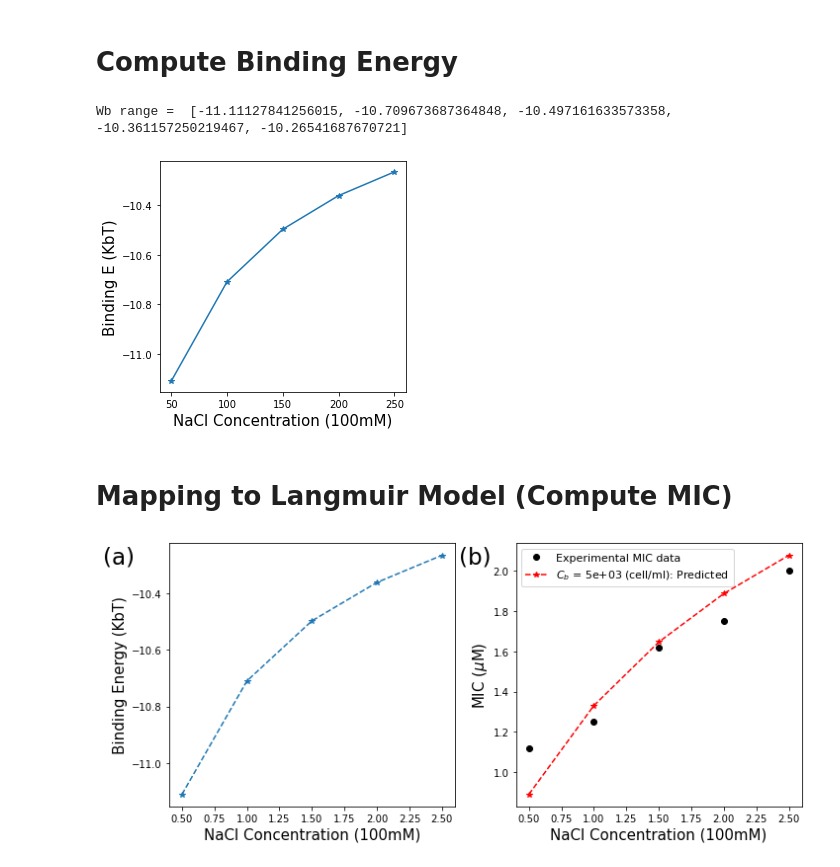
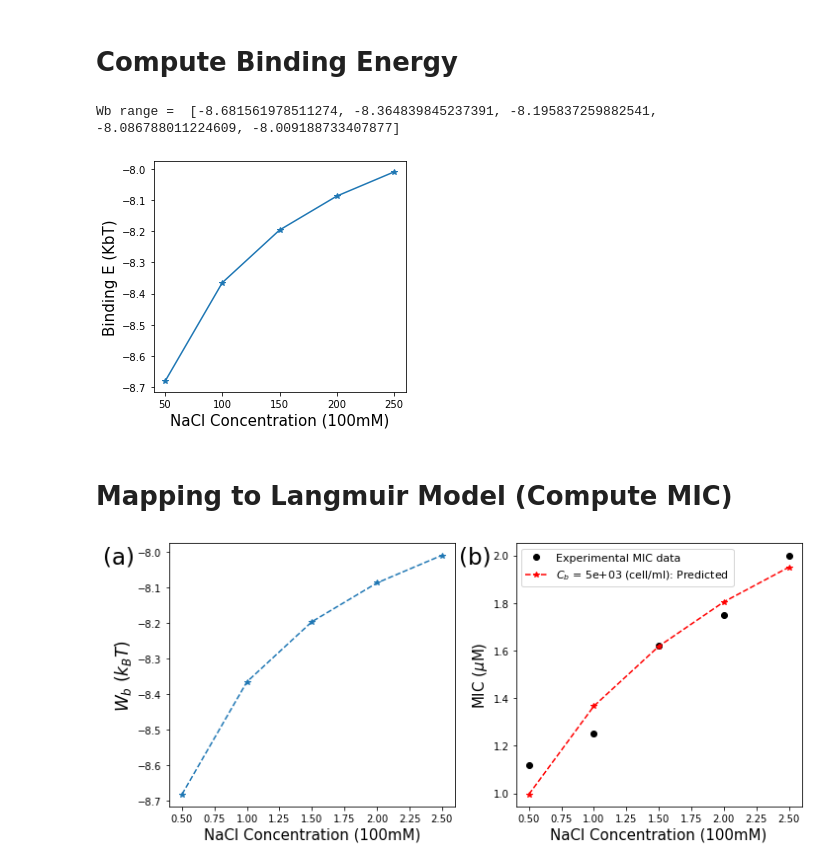
Before and after one commit to Suemin-Lee/MIC_Salt_dependent, a Jupyter notebook: Electrostatic_Energy_Direct_Subsitution.ipynb, the cells around one changed output. Drawn from its saved outputs; the diff is of its cells as text; code cells hidden in the pictures.

```diff
--- a/Electrostatic_Energy_Direct_Subsitution.ipynb
+++ b/Electrostatic_Energy_Direct_Subsitution.ipynb
@@ -67,36 +67,36 @@ def electrostatic_E(kappa):
     sig_0 = -(f_A/a0)
     phi_00 = 2* np.arcsinh((2*np.pi*lb*sig_0)/kappa)
     f_plate_0 = (sig_0 *phi_00 ) - ((kappa/(np.pi*lb))*(np.cosh(phi_00/2)-1))
     f_el_S_0 = f_plate_0*A1
 
     # F_el_L component: electrostatic self energy of a free ligand in solution
     lambda2 = .126 # lambda2 = e^2/(4*eps*r0*kT)
     r0 = 15   #radius of the peptide ([A] Angstrom)
     lambda3 = kappa*r0
     f_el_L = (2*Q**2 *lambda2)/(1+lambda3)
 
     del_F = f_el_S - f_el_S_0 - f_el_L
     return del_F
 
 
-hydrophobic = -10 # Assuming that the hydrophobic energy being -10[kbT]
+hydrophobic = -7.25 # Assuming that the hydrophobic energy being -10[kbT]
 wb_range =[]
 
 for kappa in kappa_range:
     ele = electrostatic_E(kappa)
     bindingE = hydrophobic+ele
     wb_range.append(bindingE)
 
 print('Wb range = ',wb_range)
 
 plt.figure(figsize=(4.5,4))
 plt.plot(NaCl_mM,wb_range,'-*')
 plt.xlabel('NaCl Concentration (100mM)' , fontsize = 15)
 plt.ylabel('Binding E (KbT)', fontsize = 15)
 plt.tight_layout()
 # %% [output]
-Wb range =  [-11.11127841256015, -10.709673687364848, -10.497161633573358, -10.361157250219467, -10.26541687670721]
+Wb range =  [-8.681561978511274, -8.364839845237391, -8.195837259882541, -8.086788011224609, -8.009188733407877]
-[figure, old version]
+[figure, new version]
 # %% [markdown]
 # Mapping to Langmuir Model (Compute MIC)
 # %%
@@ -118,7 +118,7 @@ At = 12*10**8 #Ah and Ab
 avo_con = 6.023*10**23 #Avogadro constant ==> 6.022 × 10^23 mol^(-1)
 mu_M_unit = 10**-6*avo_con *10**-27
 unit =10**-24 #(unit conversion)
-PL_B = 0.10 # Assuming binding energy -11.7kbT @kappa =0.1 (with MIC_0 =1.2[micro M])
+PL_B = 0.020 # Assuming binding energy -11.7kbT @kappa =0.1 (with MIC_0 =1.2[micro M])
 
 
 def MIC_non_competitive_membrane(CB, w_B, PL_B):
@@ -135,7 +135,7 @@ plt.figure(figsize=(10,4.5))
 ax1 = plt.subplot(1,2,1)
 plt.plot(NaCl_initial,wb_range,'--*')
 plt.xlabel('NaCl Concentration (100mM)' , fontsize = 15)
-plt.ylabel('Binding Energy (KbT)', fontsize = 15)
+plt.ylabel('$W_b$ $(k_B T)$',fontsize = 17)
 plt.text(-0.23,.925,"(a)",fontsize=23, transform=ax1.transAxes)
 
 ax2 = plt.subplot(1,2,2)
@@ -157,4 +157,4 @@ plt.text(-0.2,.925,"(b)",fontsize=23, transform=ax2.transAxes)
 plt.tight_layout()
 plt.savefig('plots/'+('Outer_layer_PL_01')+'.pdf',bbox_inches='tight')
 # %% [output]
-[figure, old version]
+[figure, new version]
```
Also changed, not shown: 2 other files.
